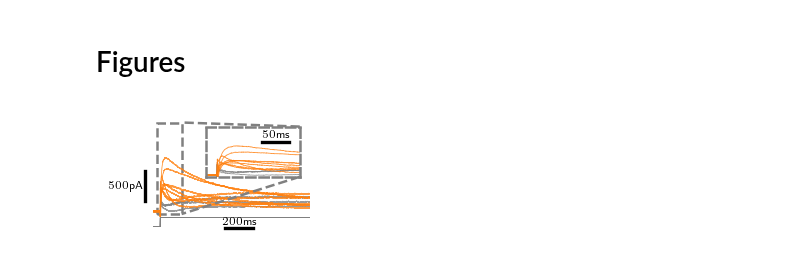
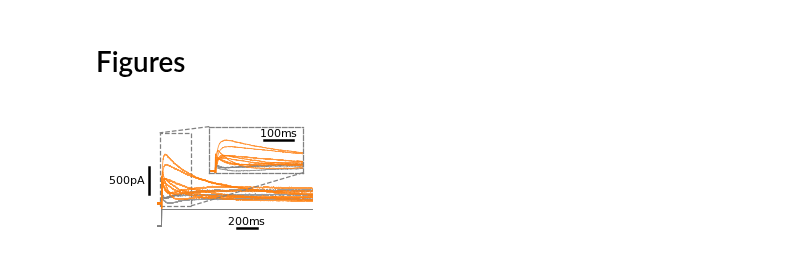
Before and after one commit to nauralcodinglab/raphegif, a Jupyter notebook: figs/scripts/writeup/gaba_currents.ipynb, the cells around one changed output. Drawn from its saved outputs; the diff is of its cells as text; code cells hidden in the pictures.

Commit message:
Refresh GABA wc current plots

```diff
--- a/figs/scripts/writeup/gaba_currents.ipynb
+++ b/figs/scripts/writeup/gaba_currents.ipynb
@@ -334,7 +334,7 @@ stats_df.to_csv(os.path.join('data', 'processed', 'GABA', 'transient_current_par
 fit_example_no = 8
 bg_tr_alpha = 0.8
 
-tr_spec = gs.GridSpec(2, 1, height_ratios=[1, 0.1], hspace=0, top=0.97, bottom=0.05, right=0.97, left=0.1)
+tr_spec = gs.GridSpec(2, 1, height_ratios=[1, 0.2], hspace=0, top=0.97, bottom=0.05, right=0.97, left=0.1)
 
 plt.figure(figsize=(1.5, 1))
 
@@ -349,45 +349,45 @@ plt.plot(
     IA_inactivation['traces'][IA_inactivation['peak_exists'], 0, :].T,
     '-', color=colors['som'], lw=0.5, alpha=bg_tr_alpha
 )
-plt.xlim(-50, 1050)
+plt.xlim(-50, 1550)
 plt.ylim(-100, 1600)
-pltools.add_scalebar(y_units='pA', y_size=500, omit_x=True, anchor=(-0.05, 0.1), linewidth=2)
+pltools.add_scalebar(y_units='pA', y_size=500, omit_x=True, anchor=(-0.05, 0.1), linewidth=sbarlw)
 sns.despine(ax=plt.gca(), trim=True)
 
 wc_ins = inset_axes(wc_ax, '60%', '50%', loc='upper right', borderpad=1)
 plt.plot(
     (IA_inactivation['traces'][~IA_inactivation['peak_exists'], 2, :].T - 2606.2),
     IA_inactivation['traces'][~IA_inactivation['peak_exists'], 0, :].T,
     '-', color='gray', lw=0.5, alpha=bg_tr_alpha
 )
 plt.plot(
     (IA_inactivation['traces'][IA_inactivation['peak_exists'], 2, :].T - 2606.2),
     IA_inactivation['traces'][IA_inactivation['peak_exists'], 0, :].T,
     '-', color=colors['som'], lw=0.5, alpha=bg_tr_alpha
 )
-plt.xlim(-20, 150)
-plt.ylim(-50, 1500)
-pltools.add_scalebar(x_units='ms', x_size=50, omit_y=True, anchor=(0.95, 0.7), x_label_space=0.05, remove_frame=False, linewidth=2)
+plt.xlim(-20, 300)
+plt.ylim(-50, 1300)
+pltools.add_scalebar(x_units='ms', x_size=100, omit_y=True, anchor=(0.95, 0.7), x_label_space=0.05, remove_frame=False, linewidth=sbarlw)
 plt.xticks([])
 plt.yticks([])
-dashedBorder(wc_ins, lw=1.5)
-mark_inset(wc_ax, wc_ins, 1, 4, ls='--', color='gray', lw=1.5)
+dashedBorder(wc_ins, lw=insetlw)
+mark_inset(wc_ax, wc_ins, 2, 4, ls='--', color='gray', lw=insetlw)
 
 plt.subplot(tr_spec[1, :])
 plt.plot(
     (IA_inactivation['traces'][:, 2, :].T - 2606.2),
     IA_inactivation['traces'][:, 1, :].T,
     '-', color=colors['input'], lw=0.5, alpha=bg_tr_alpha
 )
-plt.xlim(-50, 1050)
-pltools.add_scalebar(x_units='ms', x_size=200, omit_y=True, anchor=(0.7, -0.05), x_label_space=0.05, linewidth=2)
+plt.xlim(-50, 1550)
+pltools.add_scalebar(x_units='ms', x_size=200, omit_y=True, anchor=(0.7, -0.05), x_label_space=0.05, linewidth=sbarlw)
 
 plt.tight_layout()
 
 if IMG_PATH is not None:
     plt.savefig(os.path.join(IMG_PATH, 'GABA_kinetics_trace_only.png'))
     plt.savefig(os.path.join(IMG_PATH, 'GABA_kinetics_trace_only.svg'))
 
 plt.show()
 # %% [output]
-[figure, old version]
+[figure, new version]
```
Also changed, not shown: parts of 3 cells of this notebook.
